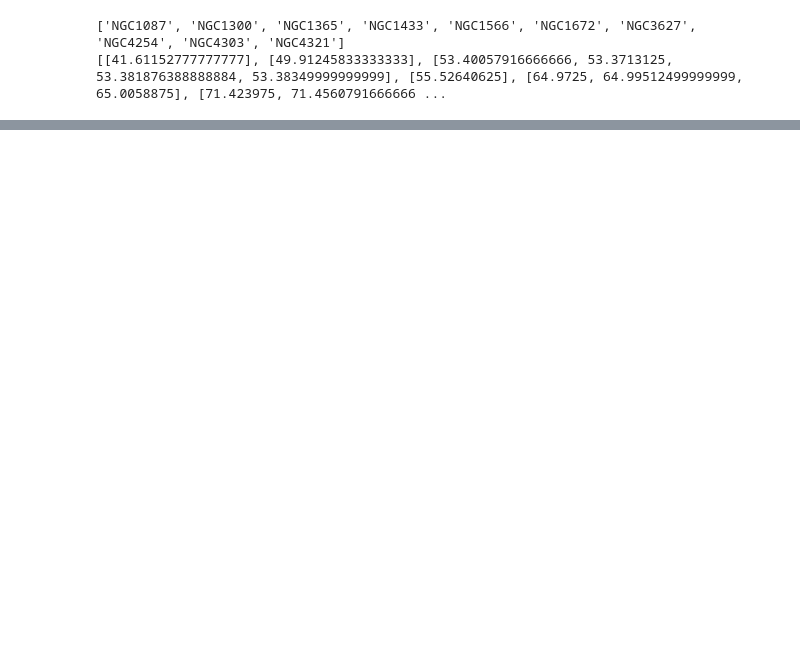
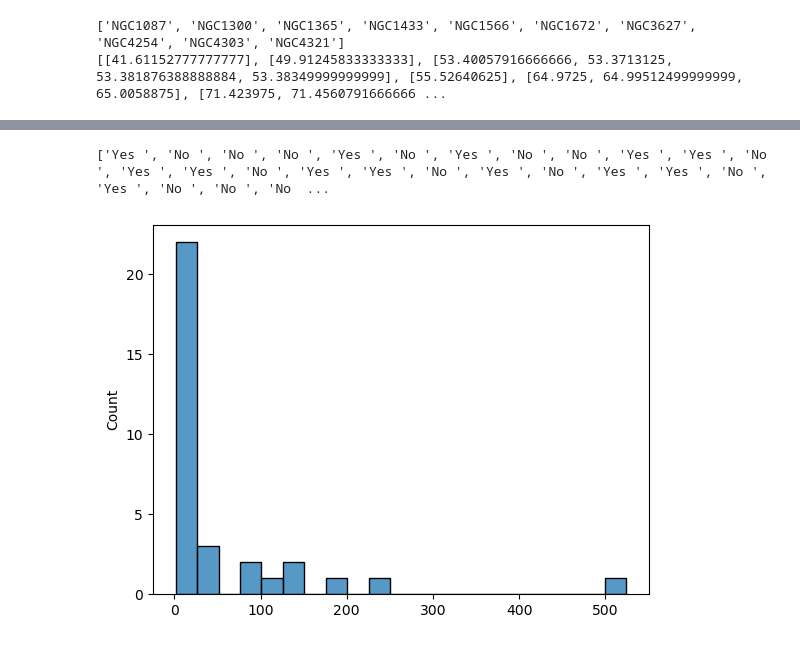
Before and after one commit to NessMayker/SNeHa, a Jupyter notebook: Code/1c.MUSE_Nearest_HII.ipynb, the cells around one changed output, grey strips where cells are left out. Drawn from its saved outputs; the diff is of its cells as text; code cells hidden in the pictures; blank space fills up the shorter version.

```diff
--- a/Code/1c.MUSE_Nearest_HII.ipynb
+++ b/Code/1c.MUSE_Nearest_HII.ipynb
@@ -377,3 +375,13 @@ print(inHII, SNtypes)
+# %%
+import seaborn as sns
+
+sns.histplot(nearHII)
+
+
+# print(inHII, SNtypes)
+# %% [output]
+['Yes ', 'No ', 'No ', 'No ', 'Yes ', 'No ', 'Yes ', 'No ', 'No ', 'Yes ', 'Yes ', 'No ', 'Yes ', 'Yes ', 'No ', 'Yes ', 'Yes ', 'No ', 'Yes ', 'No ', 'Yes ', 'Yes ', 'No ', 'Yes ', 'No ', 'No ', 'No  ...
+[figure, added]
 # %%
 numInHII = sum('Yes' in s for s in inHII)
 # %%
```
Also changed, not shown: parts of 7 cells of this notebook, 2 other files.
